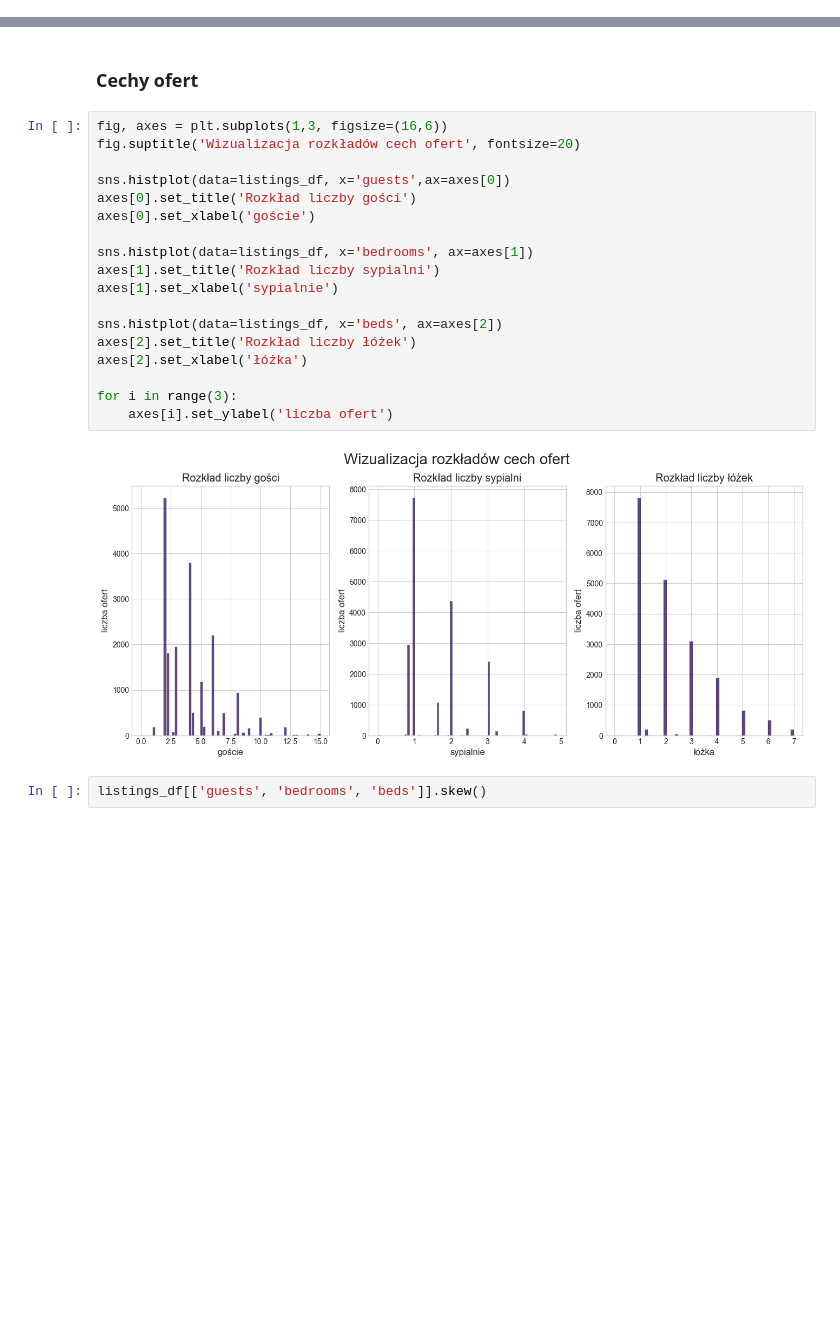
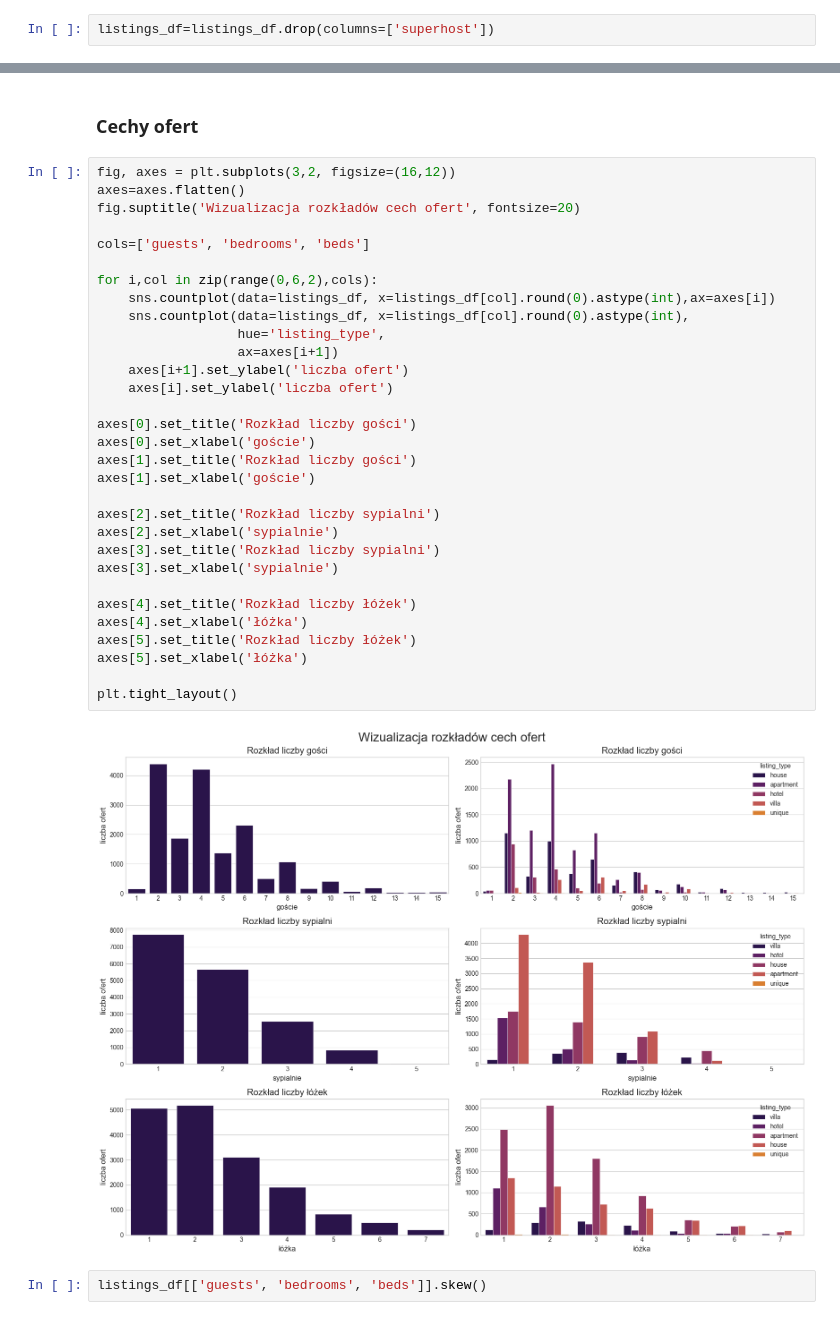
Before and after one commit to szczypiorecz3k/airbnb_project, a Jupyter notebook: raport.ipynb, the cells around one changed output, grey strips where cells are left out. Saved outputs shown, nothing was run; the diff lists cells and outputs as text; blank space fills up the shorter version.

```diff
--- a/raport.ipynb
+++ b/raport.ipynb
@@ -577,3 +585,5 @@ listings_df=listings_df.dropna()
+# %%
+listings_df=listings_df.drop(columns=['superhost'])
 # %% [markdown]
 # 3. Wizualizacja danych
 # %%
@@ -589,25 +599,38 @@ plt.rcParams['figure.figsize'] = [6, 4]
 # %% [markdown]
 ### Cechy ofert
 # %%
-fig, axes = plt.subplots(1,3, figsize=(16,6))
+fig, axes = plt.subplots(3,2, figsize=(16,12))
+axes=axes.flatten()
 fig.suptitle('Wizualizacja rozkładów cech ofert', fontsize=20)
 
-sns.histplot(data=listings_df, x='guests',ax=axes[0])
+cols=['guests', 'bedrooms', 'beds']
+
+for i,col in zip(range(0,6,2),cols):
+    sns.countplot(data=listings_df, x=listings_df[col].round(0).astype(int),ax=axes[i])
+    sns.countplot(data=listings_df, x=listings_df[col].round(0).astype(int),
+                  hue='listing_type',
+                  ax=axes[i+1])
+    axes[i+1].set_ylabel('liczba ofert')
+    axes[i].set_ylabel('liczba ofert')
+
 axes[0].set_title('Rozkład liczby gości')
 axes[0].set_xlabel('goście')
+axes[1].set_title('Rozkład liczby gości')
+axes[1].set_xlabel('goście')
 
-sns.histplot(data=listings_df, x='bedrooms', ax=axes[1])
-axes[1].set_title('Rozkład liczby sypialni')
-axes[1].set_xlabel('sypialnie')
+axes[2].set_title('Rozkład liczby sypialni')
+axes[2].set_xlabel('sypialnie')
+axes[3].set_title('Rozkład liczby sypialni')
+axes[3].set_xlabel('sypialnie')
 
-sns.histplot(data=listings_df, x='beds', ax=axes[2])
-axes[2].set_title('Rozkład liczby łóżek')
-axes[2].set_xlabel('łóżka')
+axes[4].set_title('Rozkład liczby łóżek')
+axes[4].set_xlabel('łóżka')
+axes[5].set_title('Rozkład liczby łóżek')
+axes[5].set_xlabel('łóżka')
 
-for i in range(3):
-    axes[i].set_ylabel('liczba ofert')
+plt.tight_layout()
 # %% [output]
-[figure, old version]
+[figure, new version]
 # %%
 listings_df[['guests', 'bedrooms', 'beds']].skew()
 # %% [output]
```
Also changed, not shown: parts of 24 cells of this notebook.
